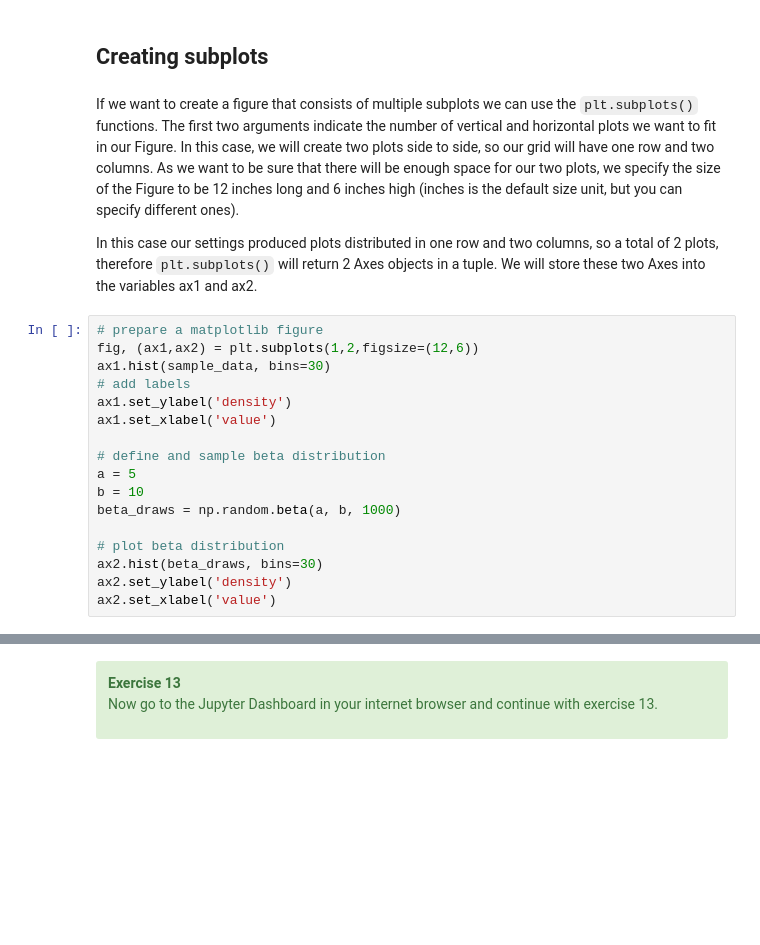
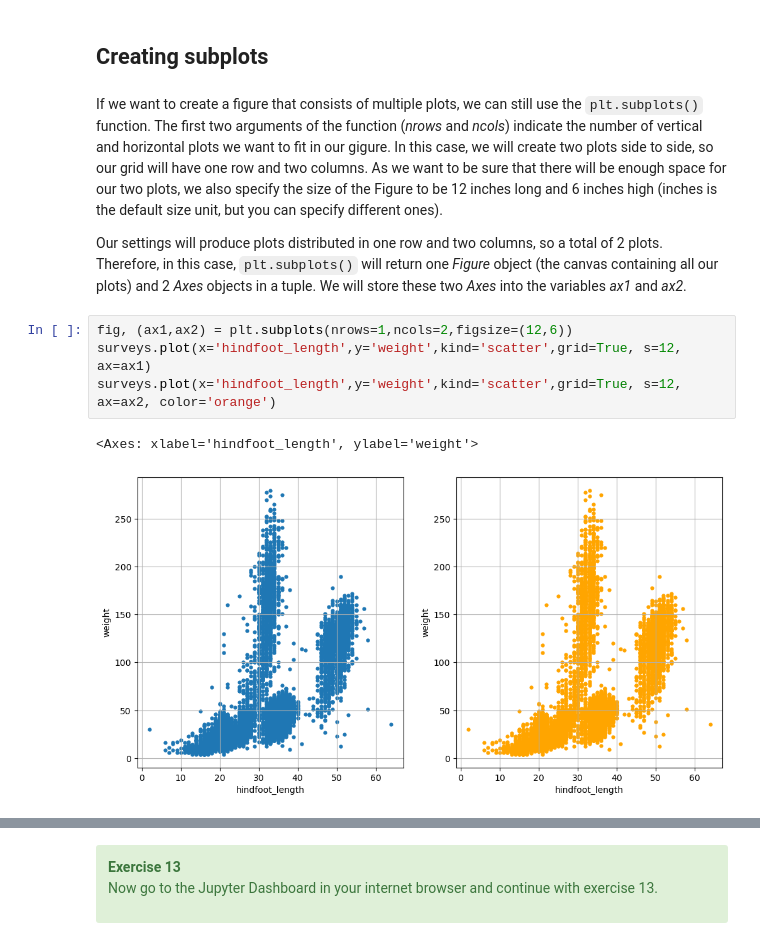
Before and after one commit to UtrechtUniversity/workshop-introduction-to-python, a Jupyter notebook: book/data-science-with-pandas-4.ipynb, the cells around one changed output, grey strips where cells are left out. Drawn from its saved outputs; the diff is of its cells as text; blank space fills up the shorter version.

````diff
--- a/book/data-science-with-pandas-4.ipynb
+++ b/book/data-science-with-pandas-4.ipynb
@@ -119,23 +119,13 @@ Note the following:
 # %% [markdown]
 ## Creating subplots
 # %% [markdown]
-If we want to create a figure that consists of multiple subplots we can use the ```plt.subplots()``` functions. The first two arguments indicate the number of vertical and horizontal plots we want to fit in our Figure. In this case, we will create two plots side to side, so our grid will have one row and two columns. As we want to be sure that there will be enough space for our two plots, we specify the size of the Figure to be 12 inches long and 6 inches high (inches is the default size unit, but you can specify different ones).
+If we want to create a figure that consists of multiple plots, we can still use the ```plt.subplots()``` function. The first two arguments of the function (_nrows_ and _ncols_) indicate the number of vertical and horizontal plots we want to fit in our gigure. In this case, we will create two plots side to side, so our grid will have one row and two columns. As we want to be sure that there will be enough space for our two plots, we also specify the size of the Figure to be 12 inches long and 6 inches high (inches is the default size unit, but you can specify different ones).
 
-In this case our settings produced plots distributed in one row and two columns, so a total of 2 plots, therefore ```plt.subplots()``` will return 2 Axes objects in a tuple. We will store these two Axes into the variables ax1 and ax2.
+Our settings will produce plots distributed in one row and two columns, so a total of 2 plots. Therefore, in this case, ```plt.subplots()``` will return one _Figure_ object (the canvas containing all our plots) and 2 _Axes_ objects in a tuple. We will store these two _Axes_ into the variables _ax1_ and _ax2_.
 # %%
-# prepare a matplotlib figure
-fig, (ax1,ax2) = plt.subplots(1,2,figsize=(12,6))
-ax1.hist(sample_data, bins=30)
-# add labels
-ax1.set_ylabel('density')
-ax1.set_xlabel('value')
-
-# define and sample beta distribution
-a = 5
-b = 10
-beta_draws = np.random.beta(a, b, 1000)
-
-# plot beta distribution
-ax2.hist(beta_draws, bins=30)
-ax2.set_ylabel('density')
-ax2.set_xlabel('value')
+fig, (ax1,ax2) = plt.subplots(nrows=1,ncols=2,figsize=(12,6))
+surveys.plot(x='hindfoot_length',y='weight',kind='scatter',grid=True, s=12, ax=ax1)
+surveys.plot(x='hindfoot_length',y='weight',kind='scatter',grid=True, s=12, ax=ax2, color='orange')
+# %% [output]
+<Axes: xlabel='hindfoot_length', ylabel='weight'>
+[figure, added]
````
Also changed, not shown: parts of 22 cells of this notebook.
